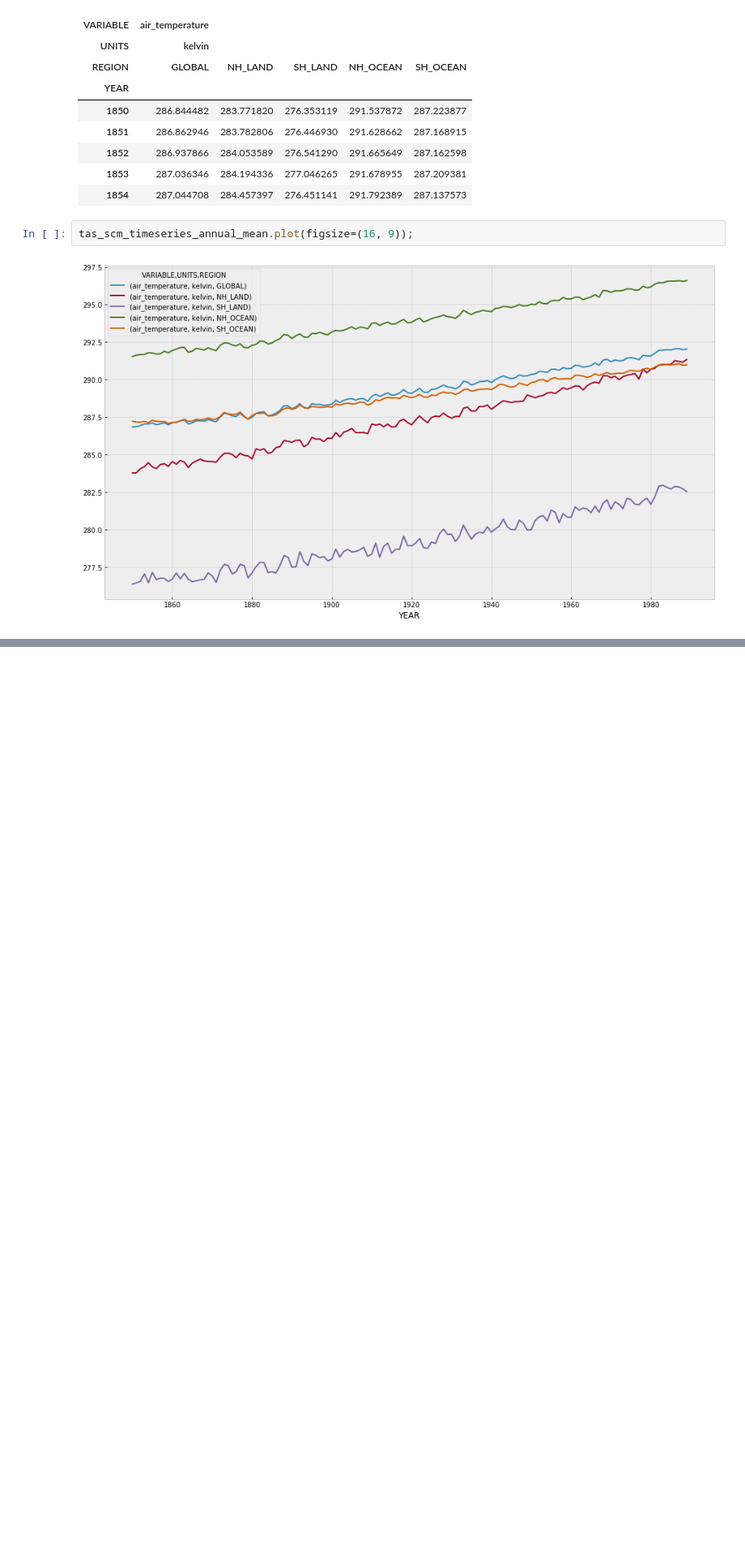
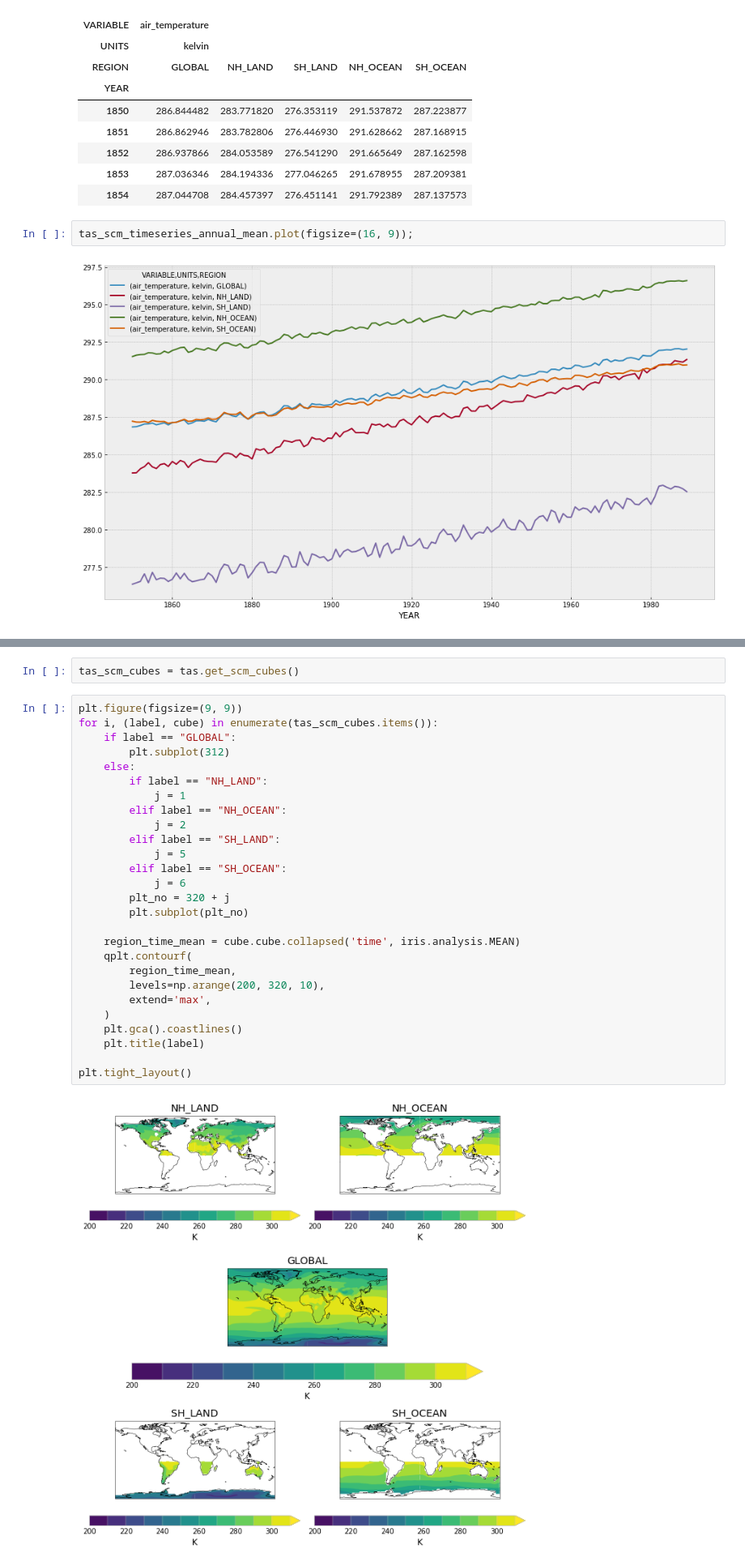
Before and after one commit to znicholls/netcdf-scm, a Jupyter notebook: notebooks/demo.ipynb, the cells around one changed output, grey strips where cells are left out. Shown: that part at 81% size. Drawn from its saved outputs; the diff is of its cells as text; blank space fills up the shorter version.

Commit message:
Demo working well, clean up time

```diff
--- a/notebooks/demo.ipynb
+++ b/notebooks/demo.ipynb
@@ -199,0 +214,31 @@ tas_scm_timeseries_annual_mean.plot(figsize=(16, 9));
+# %%
+tas_scm_cubes = tas.get_scm_cubes()
+# %%
+plt.figure(figsize=(9, 9))
+for i, (label, cube) in enumerate(tas_scm_cubes.items()):
+    if label == "GLOBAL":
+        plt.subplot(312)
+    else:
+        if label == "NH_LAND":
+            j = 1
+        elif label == "NH_OCEAN":
+            j = 2
+        elif label == "SH_LAND":
+            j = 5
+        elif label == "SH_OCEAN":
+            j = 6
+        plt_no = 320 + j
+        plt.subplot(plt_no)
+
+    region_time_mean = cube.cube.collapsed('time', iris.analysis.MEAN)
+    qplt.contourf(
+        region_time_mean,
+        levels=np.arange(200, 320, 10),
+        extend='max',
+    )
+    plt.gca().coastlines()
+    plt.title(label)
+
+plt.tight_layout()
+# %% [output]
+[figure, added]
```
Also changed, not shown: parts of 7 cells of this notebook, 1 other file.
